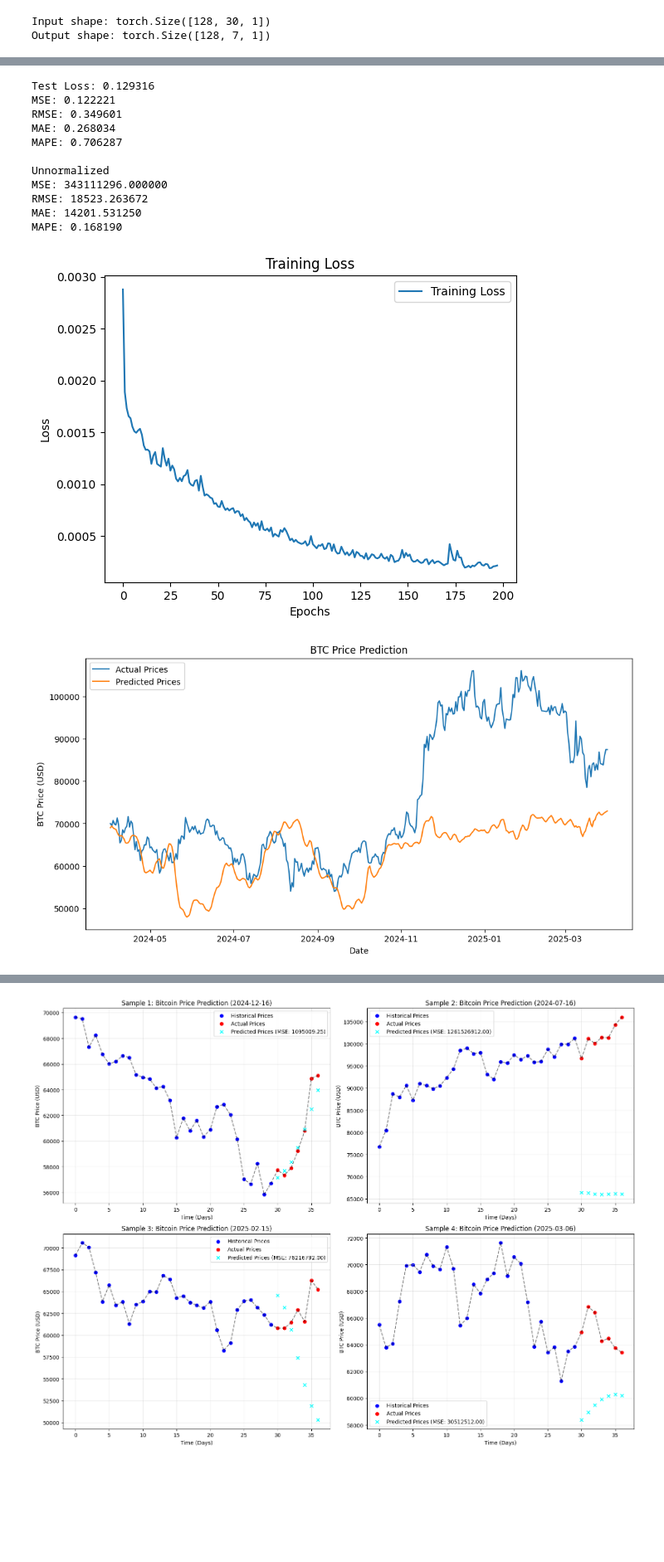
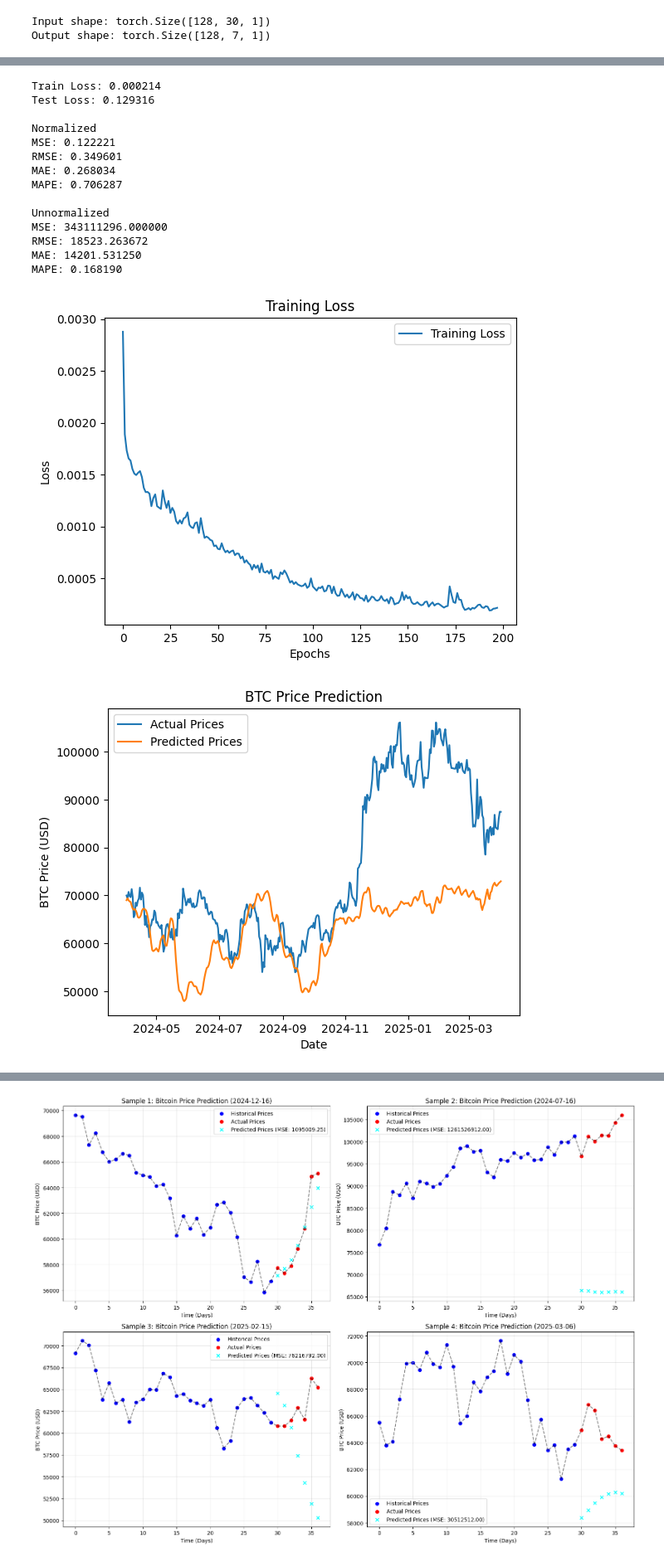
Before and after one commit to Cactooz/BitcoinPredictor, a Jupyter notebook: models/one_week_seq2seq_multi_input.ipynb, the cells around one changed output, grey strips where cells are left out. Shown: that part at 83% size. Cells and saved outputs as stored; diff of their text form; code cells hidden in the pictures; blank space fills up the shorter version.

Commit message:
Update models with loading, saving and parameters

```diff
--- a/models/one_week_seq2seq_multi_input.ipynb
+++ b/models/one_week_seq2seq_multi_input.ipynb
@@ -309 +311,7 @@ torch.save(model.state_dict(), f"../weights/ow_ms2s-{NUM_LAYERS}l-{HIDDEN_SIZE}h
+# %%
+"""
+model.load_state_dict(torch.load("../weights/ow_ms2s-3l-256hs-0.2d-30lb-200e-128bs-ohlvdm.pth"))
+loaded = True
+criterion = nn.MSELoss()
+"""
 # %% [markdown]
@@ -340,7 +348,11 @@ def evaluate(model, test_loader, criterion):
 	mae = np.mean(np.abs(predictions - truths))
 	mape = np.mean(np.abs((truths - predictions) / truths))
 
+	if loaded == None:
+		print(f"Train Loss: {train_losses[-1]:.6f}")
 	print(f"Test Loss: {test_loss:.6f}")
+
+	print("\nNormalized")
 	print(f"MSE: {mse:.6f}")
 	print(f"RMSE: {rmse:.6f}")
 	print(f"MAE: {mae:.6f}")
@@ -349,6 +361,7 @@ def evaluate(model, test_loader, criterion):
 	predictions = predictions[:, :, 0:1]
 	batch_size, seq_len = predictions.shape[:2]
 
+	# Inverse the normalization to get the actual BTC prices
 	predictions = y_scaler.inverse_transform(predictions.reshape(-1, 1)).reshape(batch_size, seq_len, 1)
 	truths = y_scaler.inverse_transform(truths.reshape(-1, 1)).reshape(truths.shape)
 
@@ -366,7 +379,10 @@ def evaluate(model, test_loader, criterion):
 
 predictions, actuals = evaluate(model, test_loader, criterion)
 # %% [output]
+Train Loss: 0.000214
 Test Loss: 0.129316
+
+Normalized
 MSE: 0.122221
 RMSE: 0.349601
 MAE: 0.268034
@@ -378,21 +394,21 @@ RMSE: 18523.263672
 MAE: 14201.531250
 MAPE: 0.168190
 # %%
-plt.plot(train_losses[2:], label='Training Loss')
-plt.xlabel('Epochs')
-plt.ylabel('Loss')
-plt.title('Training Loss')
-plt.legend()
-plt.show()
+if loaded == None:
+	plt.plot(train_losses[2:], label='Training Loss')
+	plt.xlabel('Epochs')
+	plt.ylabel('Loss')
+	plt.title('Training Loss')
+	plt.legend()
+	plt.show()
 
-plt.figure(figsize=(12, 6))
 plt.plot(test_dates, actuals[:, 0, 0], label='Actual Prices')
 plt.plot(test_dates, predictions[:, 0, 0], label='Predicted Prices')
 plt.xlabel('Date')
 plt.ylabel('BTC Price (USD)')
 plt.title('BTC Price Prediction')
 plt.legend()
 plt.show()
 # %% [output]
 [figure]
-[figure, old version]
+[figure, new version]
```
Also changed, not shown: parts of 18 cells of this notebook, 6 other files.
